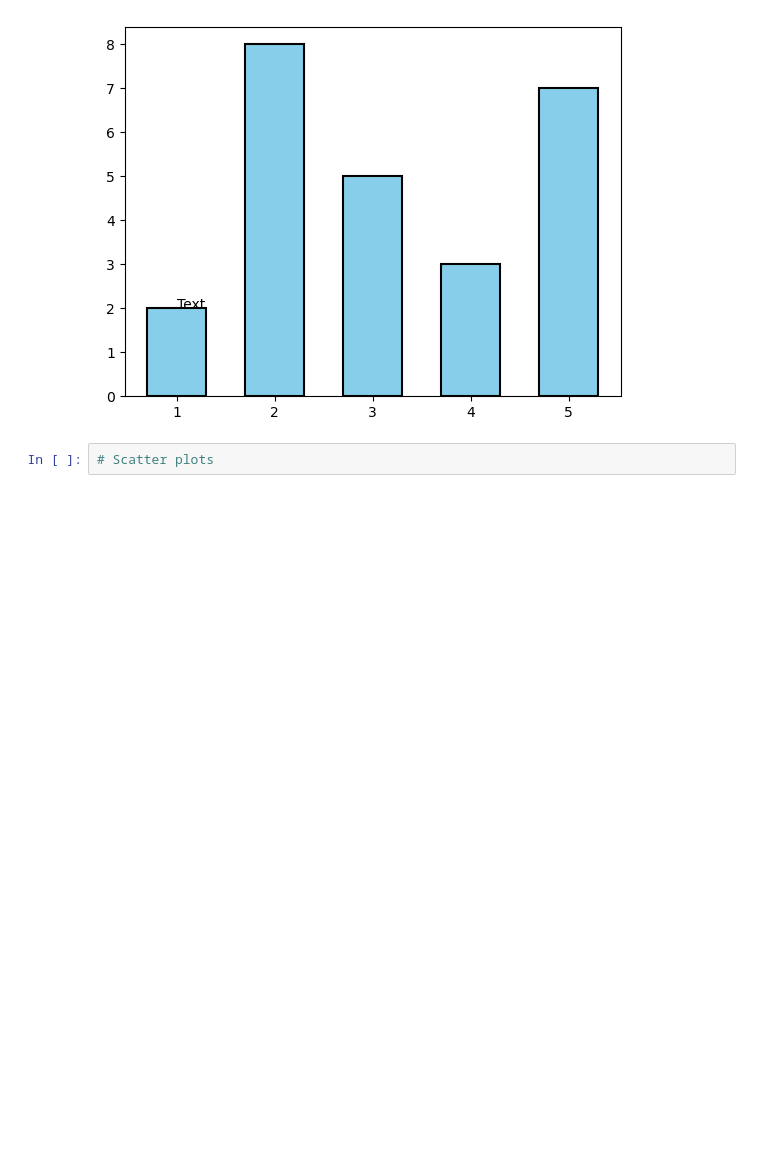
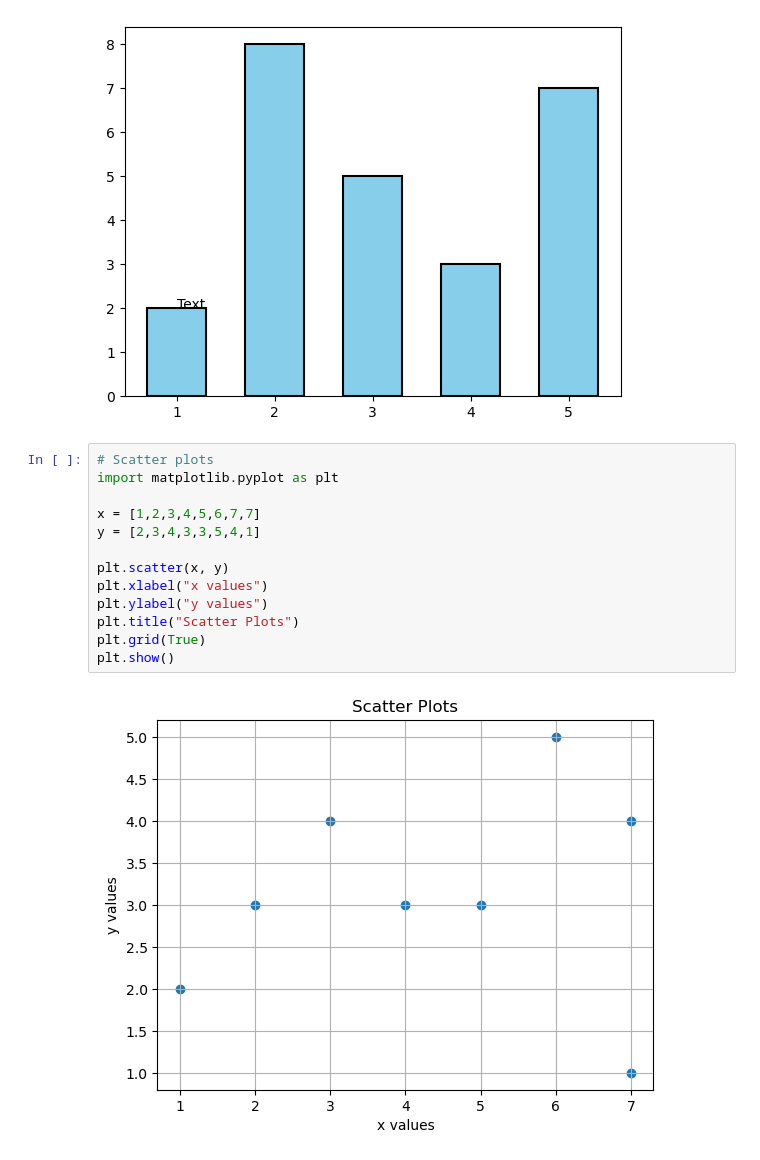
Before and after one commit to aditya-76430/python-programming, a Jupyter notebook: Matplotlib/learning-part1.ipynb, the cells around one changed output. Drawn from its saved outputs; the diff is of its cells as text; blank space fills up the shorter version.

Commit message:
Scatter plots

```diff
--- a/Matplotlib/learning-part1.ipynb
+++ b/Matplotlib/learning-part1.ipynb
@@ -182,3 +182,16 @@ plt.show()
 [figure]
 # %%
 # Scatter plots
+import matplotlib.pyplot as plt
+
+x = [1,2,3,4,5,6,7,7]
+y = [2,3,4,3,3,5,4,1]
+
+plt.scatter(x, y)
+plt.xlabel("x values")
+plt.ylabel("y values")
+plt.title("Scatter Plots")
+plt.grid(True)
+plt.show()
+# %% [output]
+[figure, added]
```
